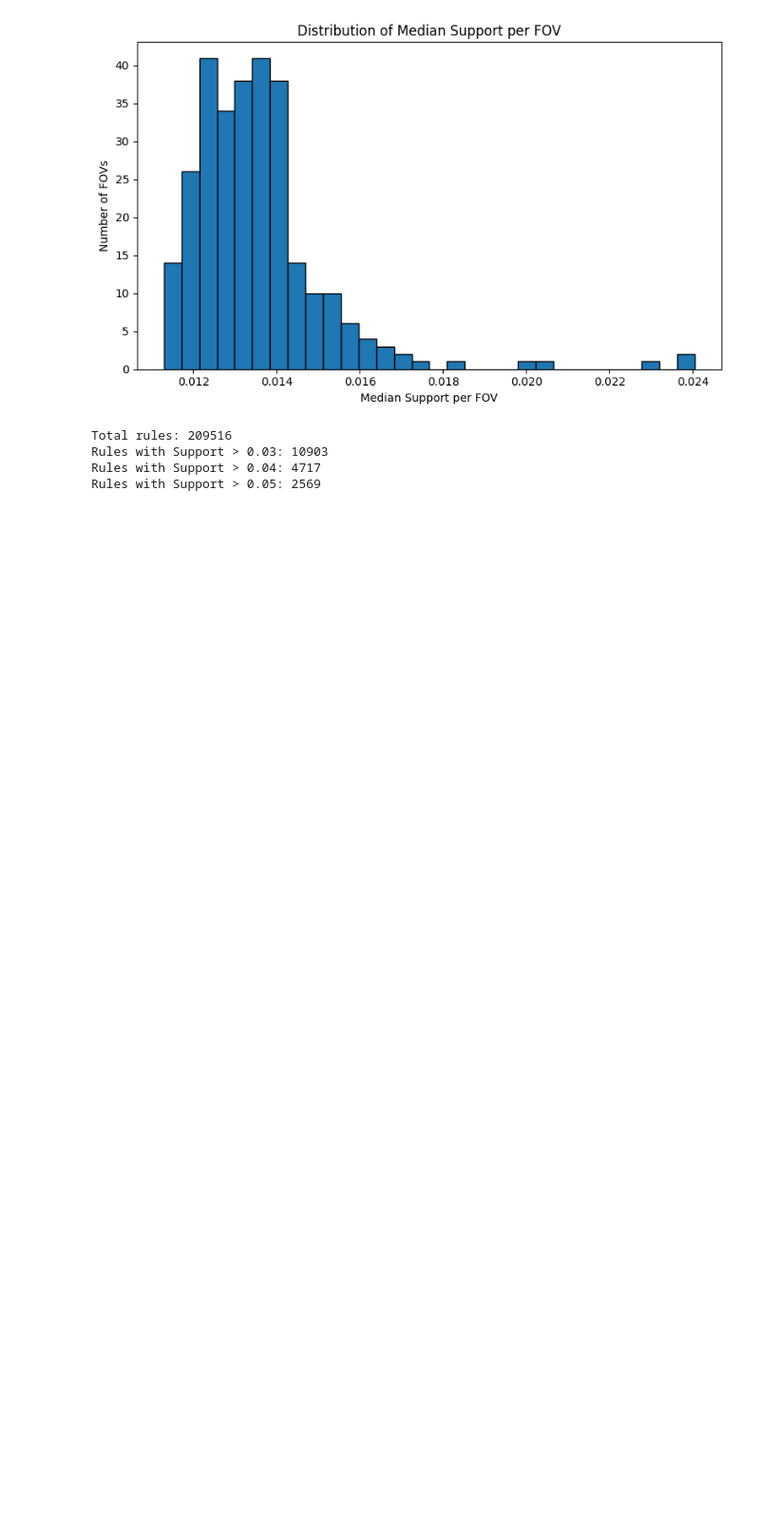
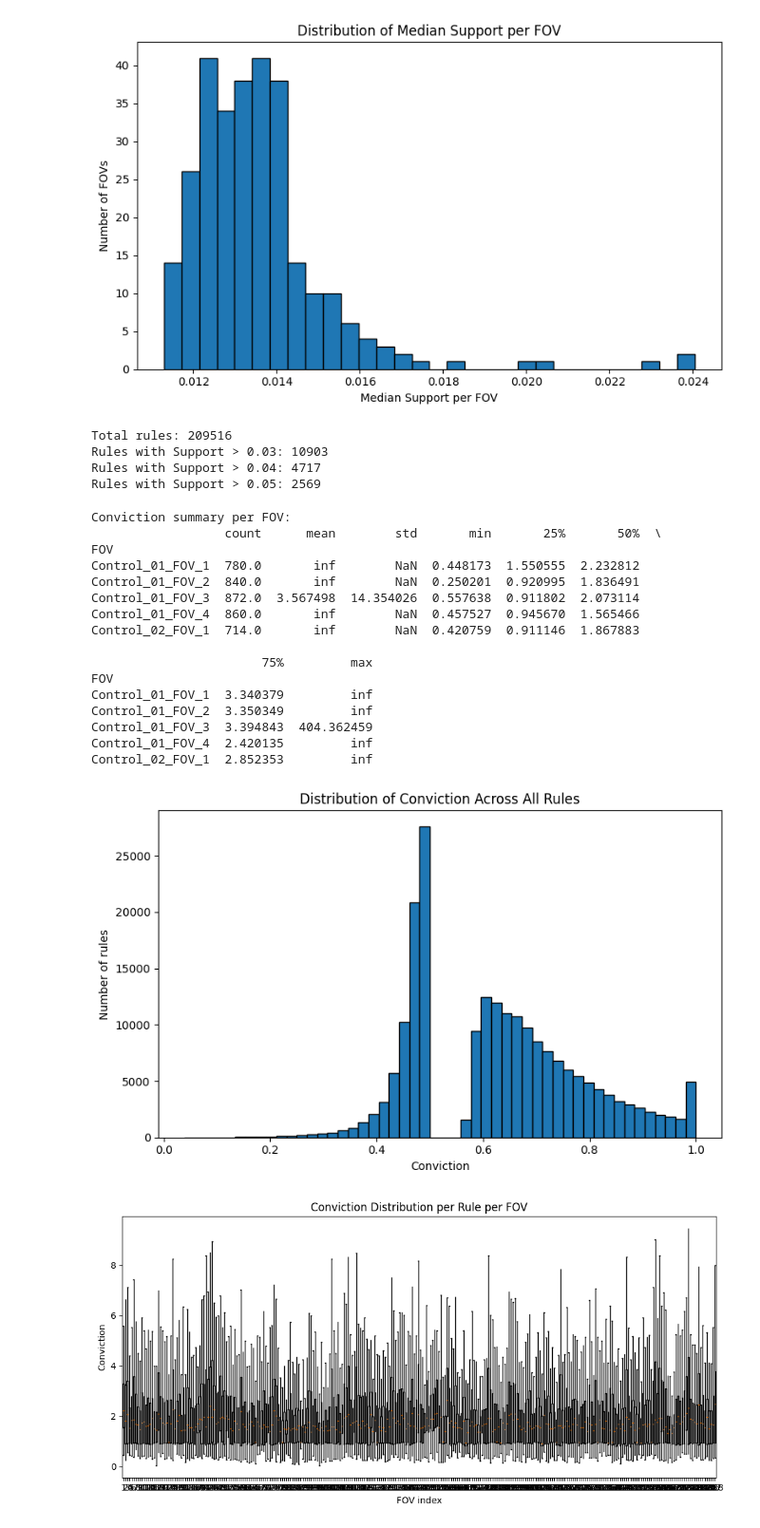
Before and after one commit to rachelbronerHU/bio-association-rule-mining-and-correlation, a Jupyter notebook: result_exploration/check_result_data.ipynb, the cells around one changed output. Shown at 95% size. Cells and saved outputs as stored; diff of their text form; code cells hidden in the pictures; blank space fills up the shorter version.

```diff
--- a/result_exploration/check_result_data.ipynb
+++ b/result_exploration/check_result_data.ipynb
@@ -201,3 +201,69 @@ Total rules: 209516
 Rules with Support > 0.03: 10903
 Rules with Support > 0.04: 4717
 Rules with Support > 0.05: 2569
+# %%
+# Distribution of conviction values across rules, summarized per FOV
+conviction_stats_per_fov = results_df.groupby("FOV")["Conviction"].describe()
+
+print("Conviction summary per FOV:")
+print(conviction_stats_per_fov[["count", "mean", "std", "min", "25%", "50%", "75%", "max"]].head())
+
+# Histogram of all conviction values
+plt.figure(figsize=(8, 5))
+conv_raw = results_df["Conviction"].astype(float)
+
+# Map conviction to [0, 1): x -> x / (1 + x), and force +inf to 1
+conviction_values = pd.Series(
+    np.where(np.isposinf(conv_raw), 1.0, conv_raw / (1.0 + conv_raw)),
+    index=conv_raw.index
+).replace([np.inf, -np.inf], np.nan).dropna().clip(0, 1)
+
+plt.hist(conviction_values, bins=50, edgecolor="black")
+plt.xlabel("Conviction")
+plt.ylabel("Number of rules")
+plt.title("Distribution of Conviction Across All Rules")
+plt.tight_layout()
+
+# Per-rule conviction distribution within each FOV
+conviction_by_fov = [
+    g.replace([np.inf, -np.inf], np.nan).dropna().values
+    for _, g in results_df.groupby("FOV")["Conviction"]
+]
+
+plt.figure(figsize=(10, 5))
+plt.boxplot(conviction_by_fov, showfliers=False)
+plt.xlabel("FOV index")
+plt.ylabel("Conviction")
+plt.title("Conviction Distribution per Rule per FOV")
+plt.tight_layout()
+plt.show()
+
+# Histogram of median conviction per FOV
+median_conviction_per_fov = results_df.groupby("FOV")["Conviction"].median()
+
+plt.figure(figsize=(8, 5))
+plt.hist(median_conviction_per_fov.dropna(), bins=30, edgecolor="black")
+plt.xlabel("Median Conviction per FOV")
+plt.ylabel("Number of FOVs")
+plt.title("Distribution of Median Conviction per FOV")
+plt.tight_layout()
+plt.show()
+# %% [output]
+Conviction summary per FOV:
+                  count      mean        std       min       25%       50%  \
+FOV
+Control_01_FOV_1  780.0       inf        NaN  0.448173  1.550555  2.232812
+Control_01_FOV_2  840.0       inf        NaN  0.250201  0.920995  1.836491
+Control_01_FOV_3  872.0  3.567498  14.354026  0.557638  0.911802  2.073114
+Control_01_FOV_4  860.0       inf        NaN  0.457527  0.945670  1.565466
+Control_02_FOV_1  714.0       inf        NaN  0.420759  0.911146  1.867883
+
+                       75%         max
+FOV
+Control_01_FOV_1  3.340379         inf
+Control_01_FOV_2  3.350349         inf
+Control_01_FOV_3  3.394843  404.362459
+Control_01_FOV_4  2.420135         inf
+Control_02_FOV_1  2.852353         inf
+[figure, added]
+[figure, added]
```
Also changed, not shown: parts of 4 cells of this notebook, 8 other files.
